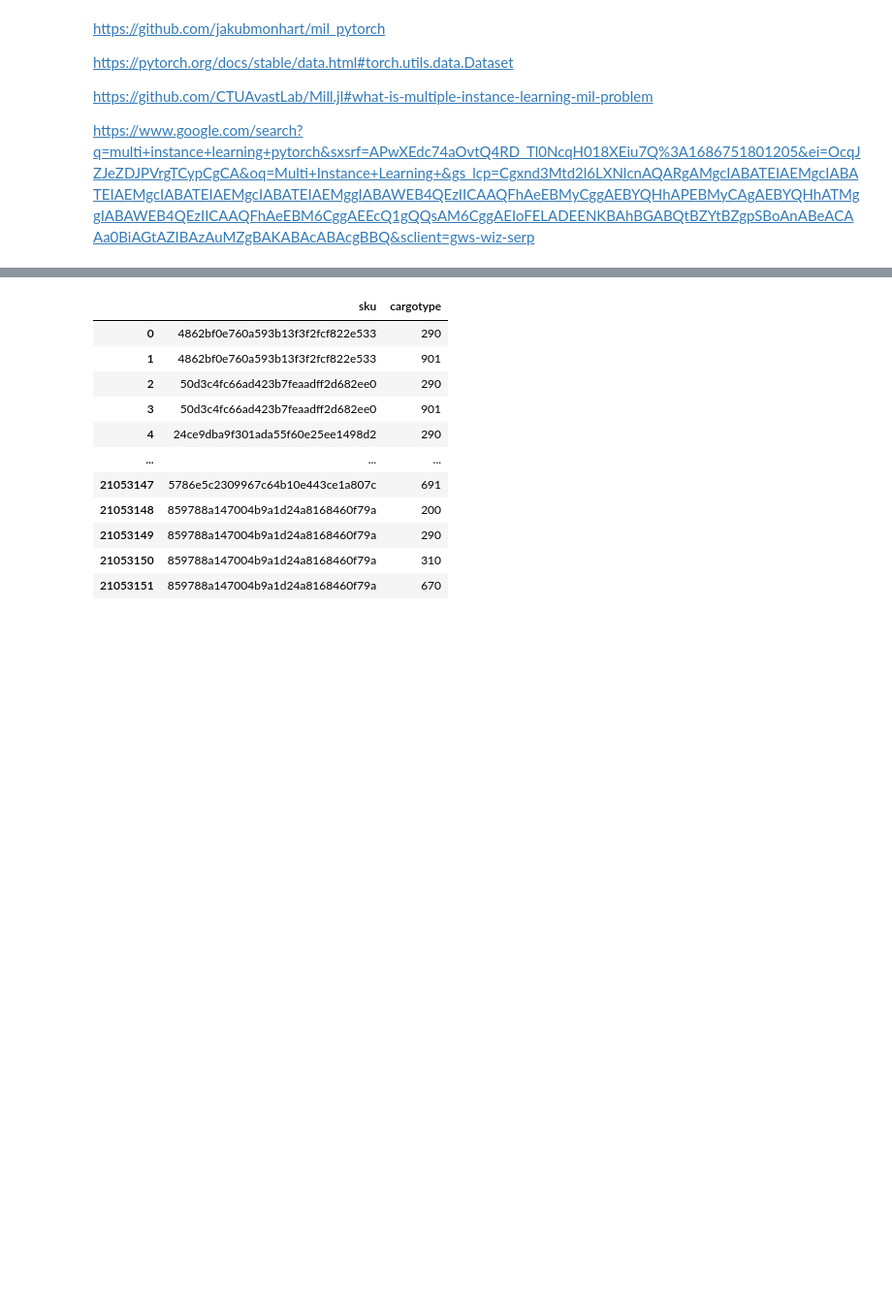
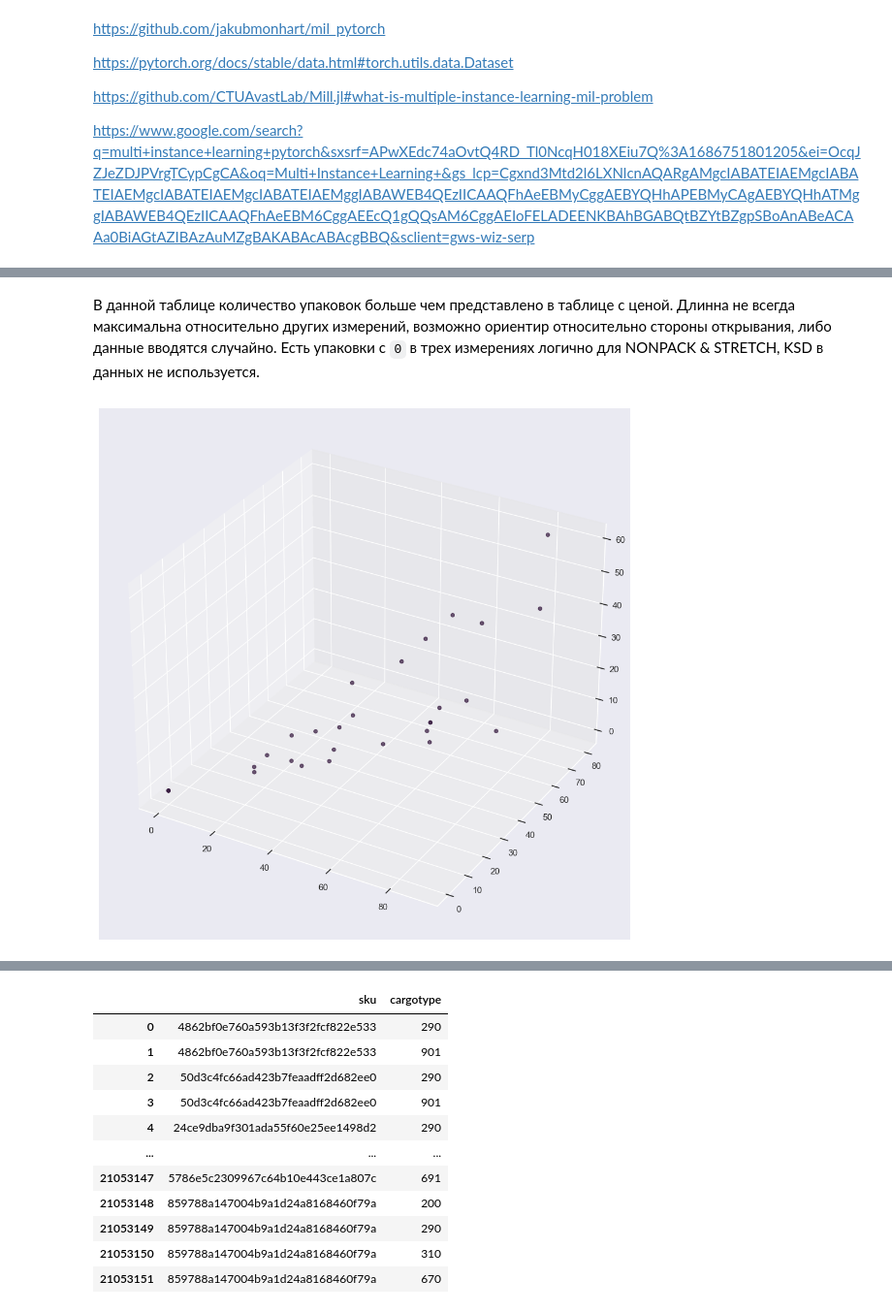
Before and after one commit to johnmcv761/Ya_hackaton_package_choose, a Jupyter notebook: catboost.ipynb, the cells around one changed output, grey strips where cells are left out. Shown at 97% size. Drawn from its saved outputs; the diff is of its cells as text; code cells hidden in the pictures; blank space fills up the shorter version.

```diff
--- a/catboost.ipynb
+++ b/catboost.ipynb
@@ -139,0 +187,3 @@ sku = pd.read_csv('data/sku.csv', index_col='Unnamed: 0')
+# %%
+carton.columns = carton.columns.str.lower()
+carton
@@ -139,0 +223,25 @@ sku = pd.read_csv('data/sku.csv', index_col='Unnamed: 0')
+# %% [markdown]
+В данной таблице количество упаковок больше чем представлено в таблице с ценой. Длинна не всегда максимальна относительно других измерений, возможно ориентир относительно стороны открывания, либо данные вводятся случайно. Есть упаковки с `0` в трех измерениях логично для NONPACK & STRETCH, KSD в данных не используется.
+# %%
+carton[['length', 'width', 'height']] = carton[['length', 'width', 'height']].apply(lambda x: -np.sort(-x), raw=True, axis=1)
+# %%
+fig = plt.figure(figsize=(12, 12))
+ax = fig.add_subplot(projection='3d')
+
+sc = ax.scatter(
+    carton['length'],
+    carton['width'],
+    carton['height'],
+    #c=carton['price'],
+    alpha=0.7,
+    cmap=plt.get_cmap('hot')
+    )
+
+# plt.colorbar(sc, ax=ax, shrink=0.6, label='Цена')
+# plt.title('Распределение стоимости автомобиля в зависимости от основных характеристик', fontsize=20)
+# ax.set_xlabel('Год регистрации')
+# ax.set_ylabel('Пробег, км')
+# ax.set_zlabel('Мощность, л.с.')
+plt.show()
+# %% [output]
+[figure, added]
```
Also changed, not shown: parts of 28 cells of this notebook.
